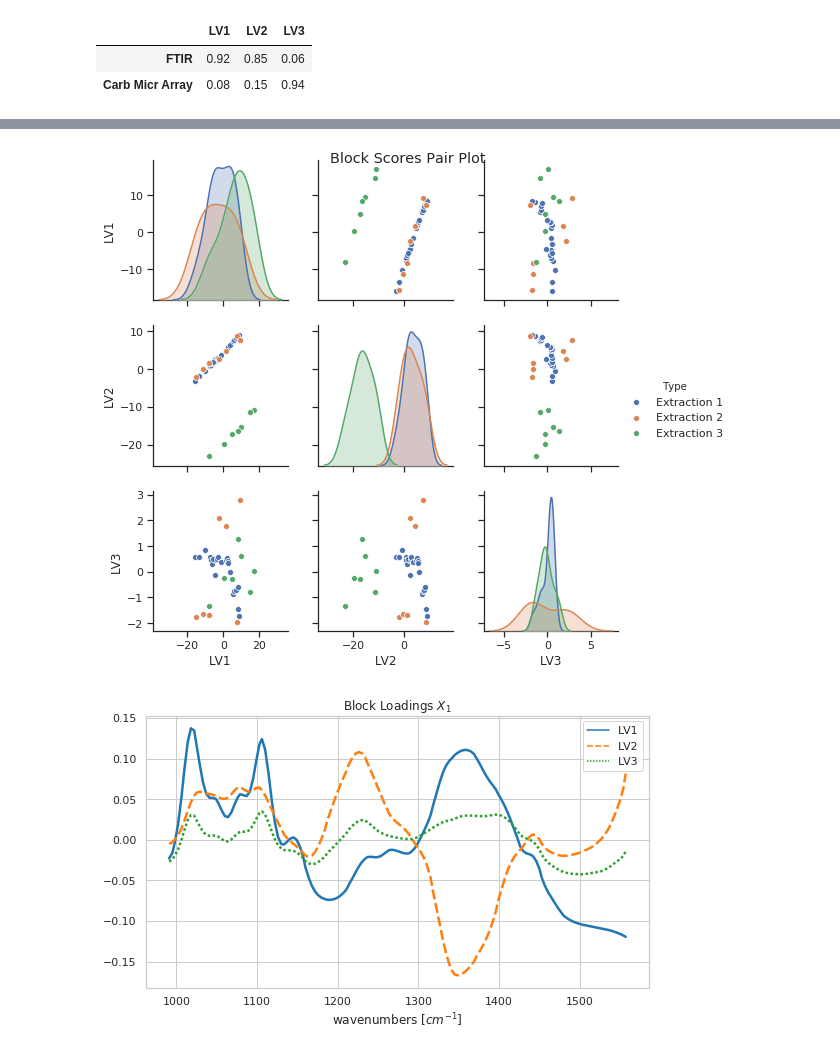
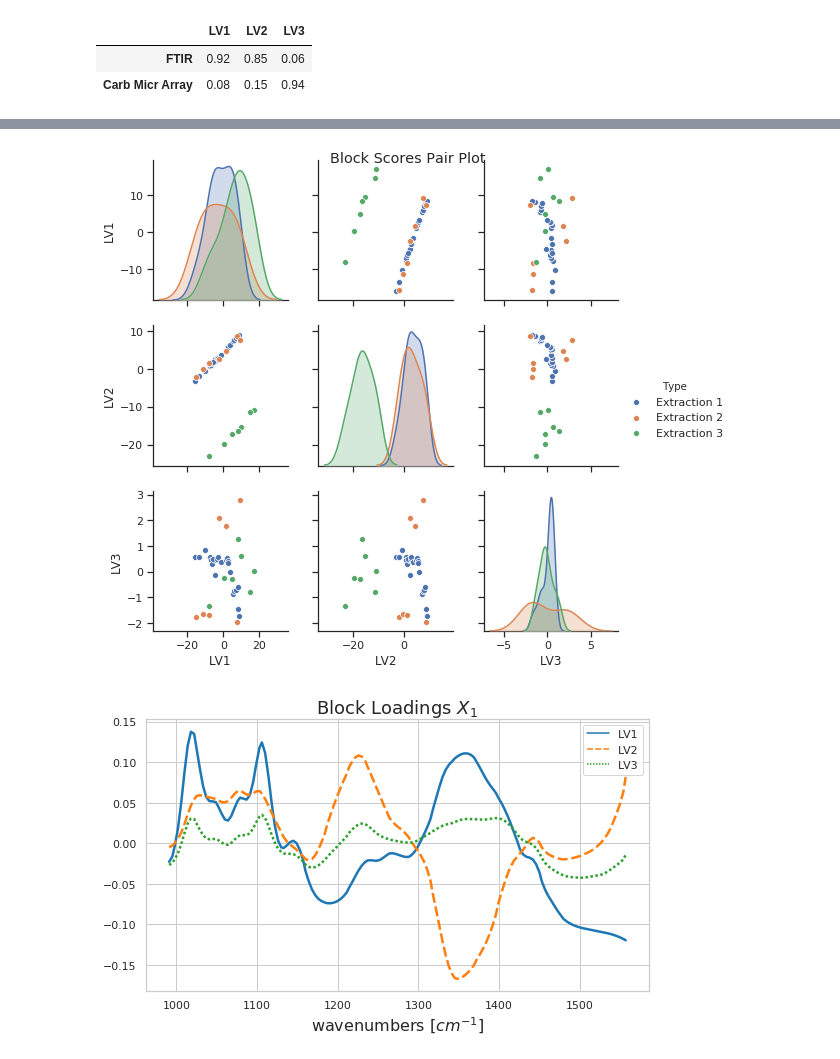
Before and after one commit to DTUComputeStatisticsAndDataAnalysis/MBPLS, a Jupyter notebook: examples/real_world_applications/PectinYield_MBPLS.ipynb, the cells around one changed output, grey strips where cells are left out. Cells and saved outputs as stored; diff of their text form; code cells hidden in the pictures.

```diff
--- a/examples/real_world_applications/PectinYield_MBPLS.ipynb
+++ b/examples/real_world_applications/PectinYield_MBPLS.ipynb
@@ -166,35 +168,35 @@ block_loadings_x1 = pd.DataFrame(block_loadings_x1,
 
 # Plot block scores using pairs plot
 import seaborn as sns
 sns.set(style="ticks")
 sns.pairplot(block_scores_x1, hue="Type")
 plt.suptitle('Block Scores Pair Plot')
 plt.figure(figsize=(9,5))
 sns.set(style="whitegrid")
 
 # Plot FTIR (X1) loadings
 sns.lineplot(data=block_loadings_x1, palette="tab10", linewidth=2.5)
-plt.title('Block Loadings $X_1$')
-plt.xlabel('wavenumbers [$cm^{-1}$]');
+plt.title('Block Loadings $X_1$', fontsize=18)
+plt.xlabel('wavenumbers [$cm^{-1}$]', fontsize=16);
 
 # Plot function to plot FTIR spectra and color them according extraction
 # yield
 def plot_spectra(spectra, ax, name):
     pectin_yield = np.array(spectra.index)
     color_code = (pectin_yield - pectin_yield.min())
     color_code = color_code / color_code.max()
     color_code = color_code[:]
     for spectrum, color in zip(np.array(spectra), color_code):
         ax.plot(wavenumbers, spectrum, color=(color, color, color),
                 linewidth=2)
-        ax.set_title(name)
-        ax.set_xlabel('wavenumber $cm^{-1}$')
+        ax.set_title(name, fontsize=18)
+        ax.set_xlabel('wavenumber $cm^{-1}$', fontsize=16)
         plt.tight_layout()
 
 # Plot FTIR spectra in groups of extractions for explorative data
 # analysis
 fig, ax = plt.subplots(figsize=(8,5))
 plot_spectra(x1, ax, 'Extraction1-3 ($X_1$)')
 # %% [output]
 [figure]
-[figure, old version]
+[figure, new version]
```
Also changed, not shown: parts of 17 cells of this notebook, 3 other files.
